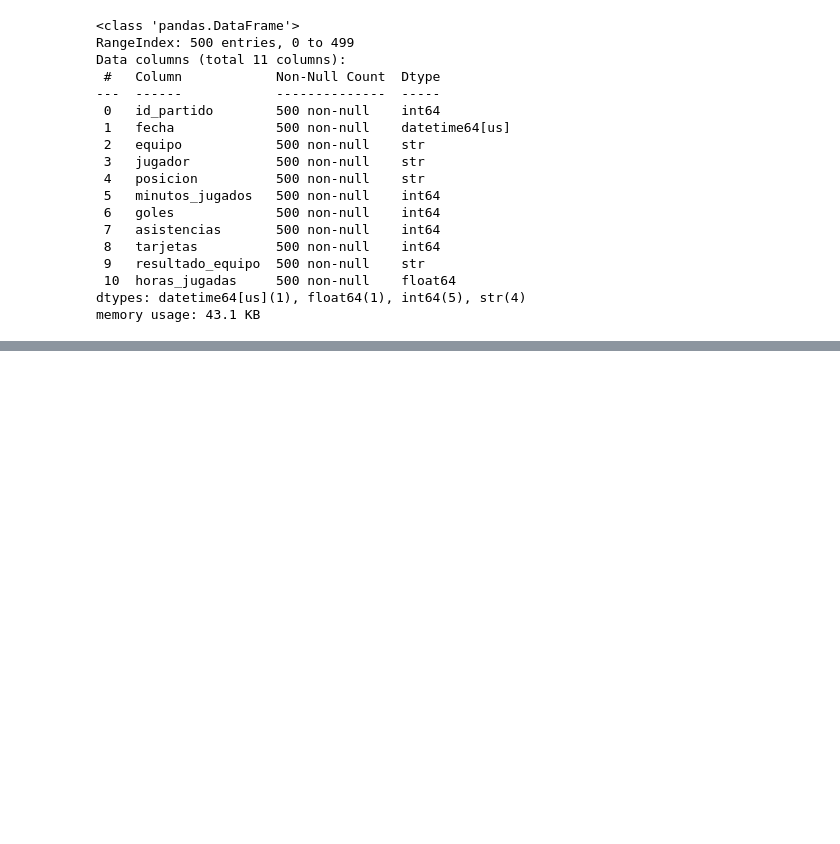
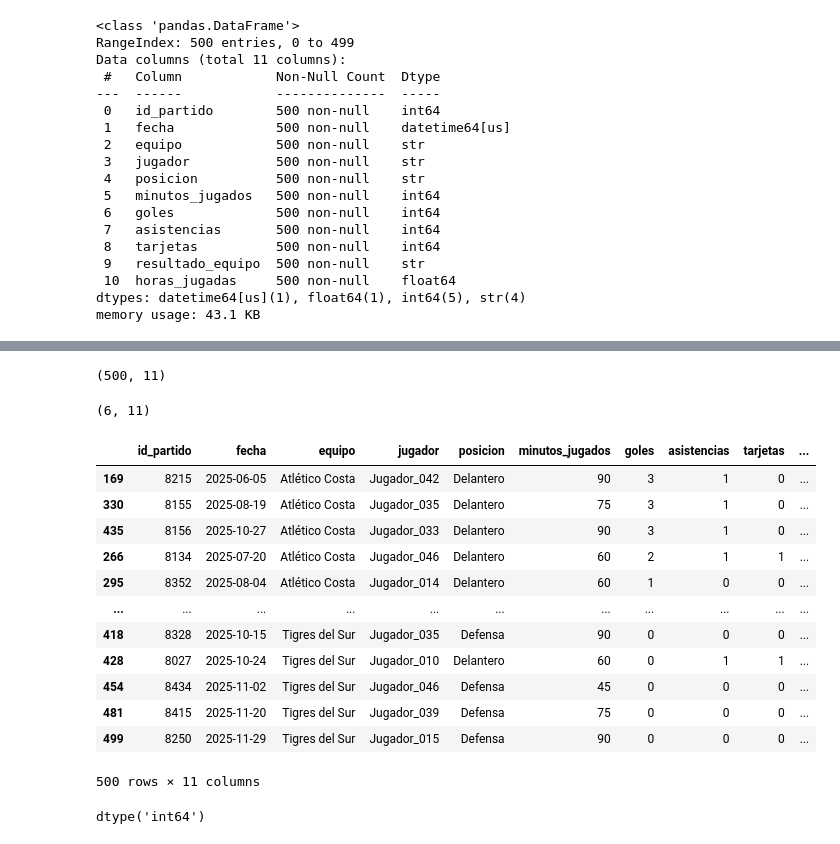
Before and after one commit to elliotAldersom/Blue_Lock_SQL_Project, a Jupyter notebook: python/yoshio/Deportes_Examen.ipynb, the cells around one changed output, grey strips where cells are left out. Drawn from its saved outputs; the diff is of its cells as text; code cells hidden in the pictures; blank space fills up the shorter version.

```diff
--- a/python/yoshio/Deportes_Examen.ipynb
+++ b/python/yoshio/Deportes_Examen.ipynb
@@ -161,0 +164,26 @@ df_equipos_duplicados.head(15)
+# %%
+df.shape
+# %% [output]
+(500, 11)
+# %%
+df_drop_duplicated_equipos.shape
+# %% [output]
+(6, 11)
+# %%
+# Obtener nombre del mes
+df_sorted_equipos_asc = df.sort_values(by=['equipo', 'goles'], ascending=[True, False])
+df_sorted_equipos_asc
+# %% [output]
+|  | id_partido | fecha | equipo | jugador | posicion | minutos_jugados | goles | asistencias | tarjetas | ... |
+| 169 | 8215 | 2025-06-05 | Atlético Costa | Jugador_042 | Delantero | 90 | 3 | 1 | 0 | ... |
+| 330 | 8155 | 2025-08-19 | Atlético Costa | Jugador_035 | Delantero | 75 | 3 | 1 | 0 | ... |
+| 435 | 8156 | 2025-10-27 | Atlético Costa | Jugador_033 | Delantero | 90 | 3 | 1 | 0 | ... |
+| 266 | 8134 | 2025-07-20 | Atlético Costa | Jugador_046 | Delantero | 60 | 2 | 1 | 1 | ... |
+| 295 | 8352 | 2025-08-04 | Atlético Costa | Jugador_014 | Delantero | 60 | 1 | 0 | 0 | ... |
+| ... | ... | ... | ... | ... | ... | ... | ... | ... | ... | ... |
+| 418 | 8328 | 2025-10-15 | Tigres del Sur | Jugador_035 | Defensa | 90 | 0 | 0 | 0 | ... |
+| 428 | 8027 | 2025-10-24 | Tigres del Sur | Jugador_010 | Delantero | 60 | 0 | 1 | 1 | ... |
+| 454 | 8434 | 2025-11-02 | Tigres del Sur | Jugador_046 | Defensa | 45 | 0 | 0 | 0 | ... |
+| 481 | 8415 | 2025-11-20 | Tigres del Sur | Jugador_039 | Defensa | 75 | 0 | 0 | 0 | ... |
+| 499 | 8250 | 2025-11-29 | Tigres del Sur | Jugador_015 | Defensa | 90 | 0 | 0 | 0 | ... |
+500 rows × 11 columns
@@ -161,0 +197,4 @@ df_equipos_duplicados.head(15)
+# %%
+df_sorted_equipos_asc['idx_day'].dtypes
+# %% [output]
+dtype('int64')
```
Also changed, not shown: parts of 4 cells of this notebook.
